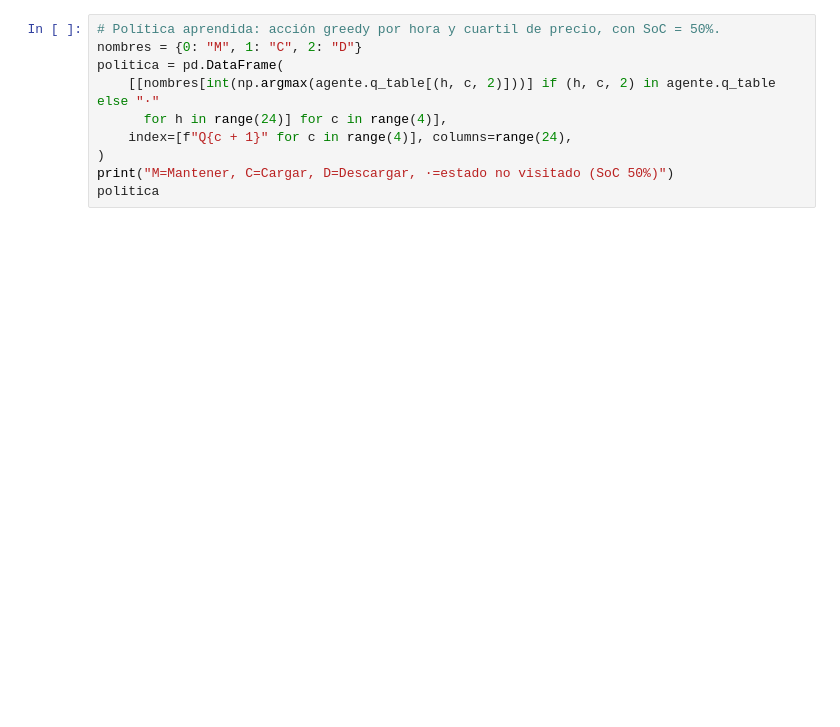
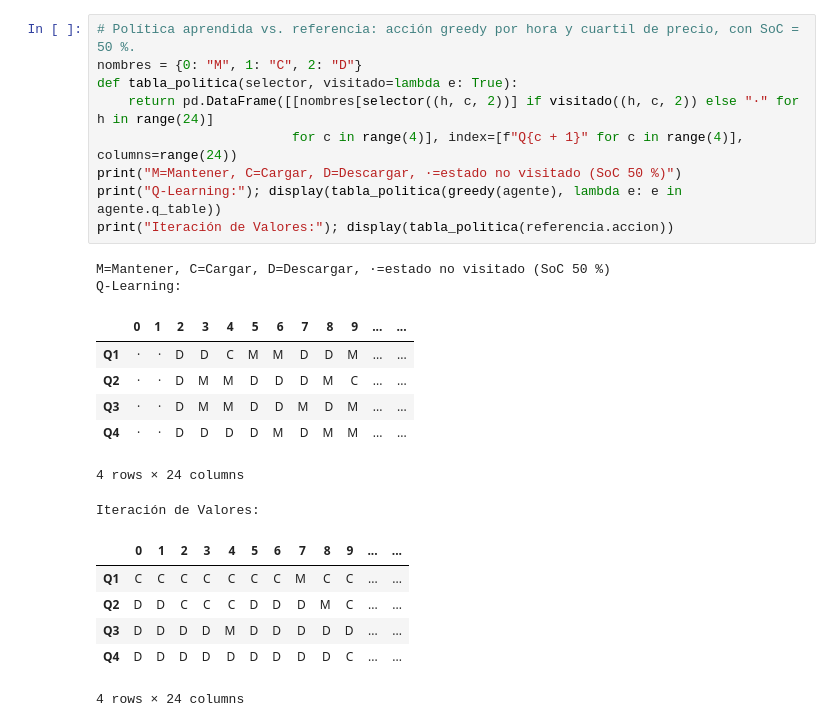
Before and after one commit to JoanP-B/si3003-despacho-energia-joanperalta, a Jupyter notebook: notebooks/02_mdp_rl.ipynb, the cells around one changed output. Cells and saved outputs as stored; diff of their text form; blank space fills up the shorter version.

```diff
--- a/notebooks/02_mdp_rl.ipynb
+++ b/notebooks/02_mdp_rl.ipynb
@@ -239,10 +348,25 @@ print(f"Diferencia        : {total_ql - total_base:,.1f} COP")
 # %%
-# Política aprendida: acción greedy por hora y cuartil de precio, con SoC = 50%.
+# Política aprendida vs. referencia: acción greedy por hora y cuartil de precio, con SoC = 50 %.
 nombres = {0: "M", 1: "C", 2: "D"}
-politica = pd.DataFrame(
-    [[nombres[int(np.argmax(agente.q_table[(h, c, 2)]))] if (h, c, 2) in agente.q_table else "·"
-      for h in range(24)] for c in range(4)],
-    index=[f"Q{c + 1}" for c in range(4)], columns=range(24),
-)
-print("M=Mantener, C=Cargar, D=Descargar, ·=estado no visitado (SoC 50%)")
-politica
+def tabla_politica(selector, visitado=lambda e: True):
+    return pd.DataFrame([[nombres[selector((h, c, 2))] if visitado((h, c, 2)) else "·" for h in range(24)]
+                         for c in range(4)], index=[f"Q{c + 1}" for c in range(4)], columns=range(24))
+print("M=Mantener, C=Cargar, D=Descargar, ·=estado no visitado (SoC 50 %)")
+print("Q-Learning:"); display(tabla_politica(greedy(agente), lambda e: e in agente.q_table))
+print("Iteración de Valores:"); display(tabla_politica(referencia.accion))
+# %% [output]
+M=Mantener, C=Cargar, D=Descargar, ·=estado no visitado (SoC 50 %)
+Q-Learning:
+|  | 0 | 1 | 2 | 3 | 4 | 5 | 6 | 7 | 8 | 9 | ... | ... |
+| Q1 | · | · | D | D | C | M | M | D | D | M | ... | ... |
+| Q2 | · | · | D | M | M | D | D | D | M | C | ... | ... |
+| Q3 | · | · | D | M | M | D | D | M | D | M | ... | ... |
+| Q4 | · | · | D | D | D | D | M | D | M | M | ... | ... |
+4 rows × 24 columns
+Iteración de Valores:
+|  | 0 | 1 | 2 | 3 | 4 | 5 | 6 | 7 | 8 | 9 | ... | ... |
+| Q1 | C | C | C | C | C | C | C | M | C | C | ... | ... |
+| Q2 | D | D | C | C | C | D | D | D | M | C | ... | ... |
+| Q3 | D | D | D | D | M | D | D | D | D | D | ... | ... |
+| Q4 | D | D | D | D | D | D | D | D | D | C | ... | ... |
+4 rows × 24 columns
```
Also changed, not shown: parts of 23 cells of this notebook, 8 other files.
